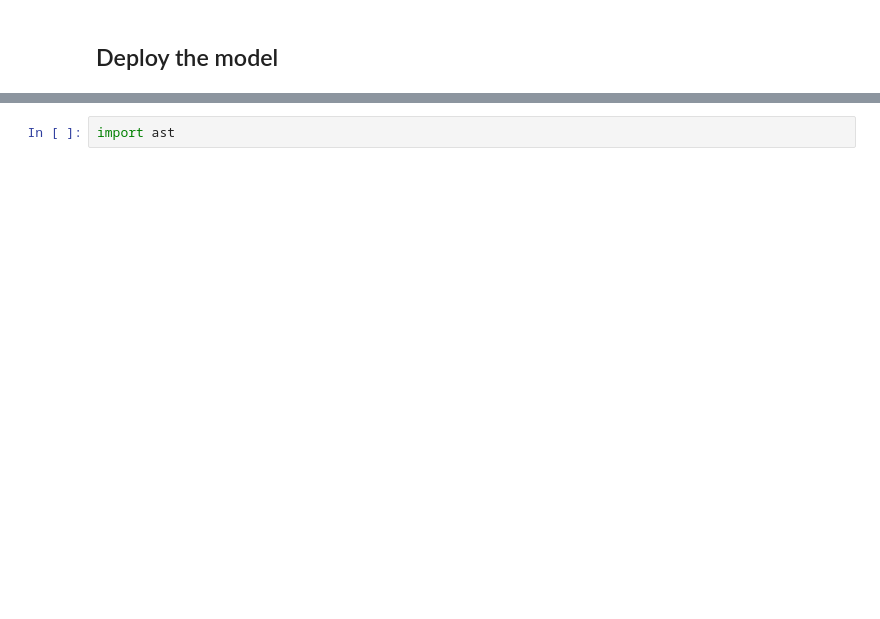
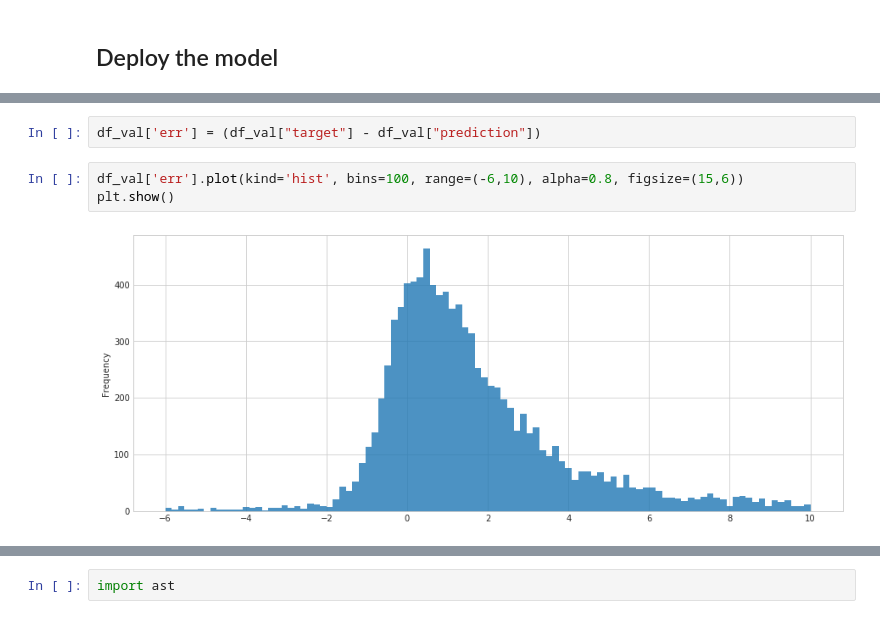
Before and after one commit to doitintl/ML-on-Cloud-Examples, a Jupyter notebook: SageMaker/taxi_fare_prediction.ipynb, the cells around one changed output, grey strips where cells are left out. Saved outputs shown, nothing was run; the diff lists cells and outputs as text; blank space fills up the shorter version.

```diff
--- a/SageMaker/taxi_fare_prediction.ipynb
+++ b/SageMaker/taxi_fare_prediction.ipynb
@@ -295,0 +311,7 @@ To deploy the model we move to the Amazon Sagemaker console and perform the foll
+# %%
+df_val['err'] = (df_val["target"] - df_val["prediction"])
+# %%
+df_val['err'].plot(kind='hist', bins=100, range=(-6,10), alpha=0.8, figsize=(15,6))
+plt.show()
+# %% [output]
+[figure, added]
```
Also changed, not shown: parts of 35 cells of this notebook.
